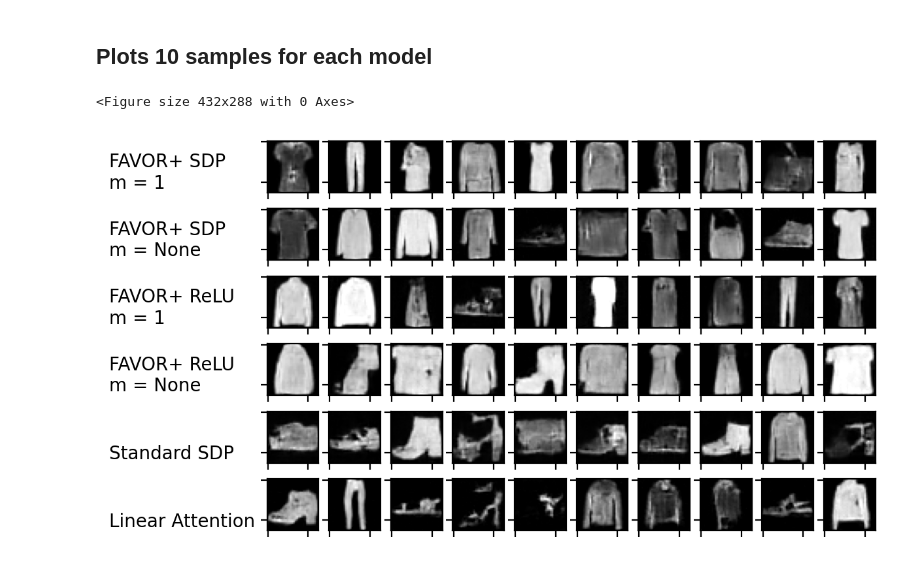
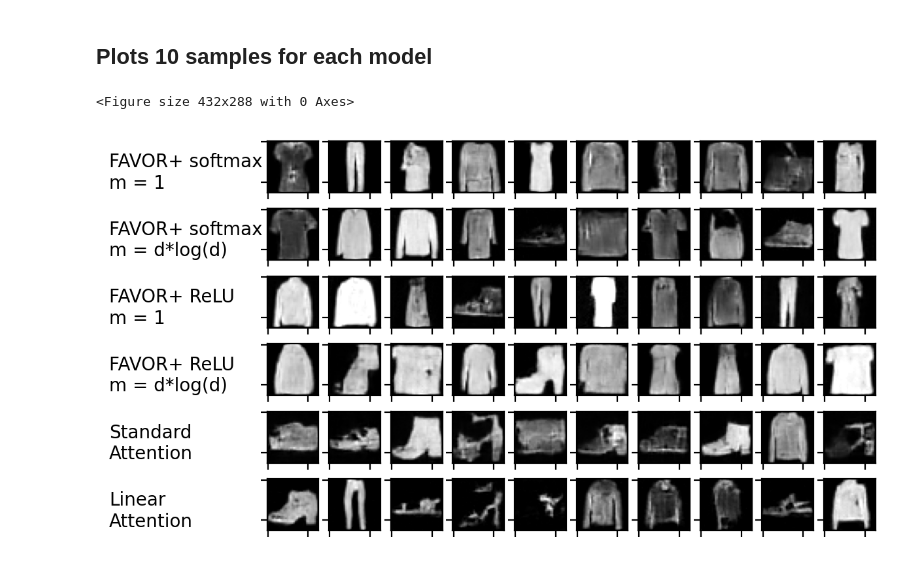
Before and after one commit to Asduffo/DDPM, a Jupyter notebook: fashionmnist-fulltest.ipynb, the cells around one changed output. Saved outputs shown, nothing was run; the diff lists cells and outputs as text; code cells hidden in the pictures.

```diff
--- a/fashionmnist-fulltest.ipynb
+++ b/fashionmnist-fulltest.ipynb
@@ -355,24 +355,22 @@ plt.show()
 # %%
 plt.figure()
 
-
-
-rows_names = ['FAVOR+ SDP\nm = 1', 'FAVOR+ SDP\nm = None', 'FAVOR+ ReLU\nm = 1', 'FAVOR+ ReLU\nm = None', 'Standard SDP', 'Linear Attention']
+rows_names = ['FAVOR+ softmax\nm = 1', 'FAVOR+ softmax\nm = d*log(d)', 'FAVOR+ ReLU\nm = 1', 'FAVOR+ ReLU\nm = d*log(d)', 'Standard\nAttention', 'Linear\nAttention']
 arrs = [d_m_1_FAVORSDP_images, d_m_None_FAVORSDP_images, d_m_1_FAVORRELU_images, d_m_None_FAVORRELU_images, d_SDP_images, d_linear_images]
 
 fig, axs = plt.subplots(len(rows_names), n)
 fig.dpi = 200
 
 for i in range(len(rows_names)):
     axs[i,0].set_ylabel(rows_names[i], rotation=0, labelpad = 80, loc = 'bottom')
     for j in range(n):
         axs[i, j].imshow(arrs[i][j], cmap='gray', vmin=0, vmax = 1)
 
 
 # Hide x labels and tick labels for top plots and y ticks for right plots.
 for ax in axs.flat:
     ax.set_xticklabels([])
     ax.set_yticklabels([])
 # %% [output]
 <Figure size 432x288 with 0 Axes>
-[figure, old version]
+[figure, new version]
```
Also changed, not shown: parts of 6 cells of this notebook.
